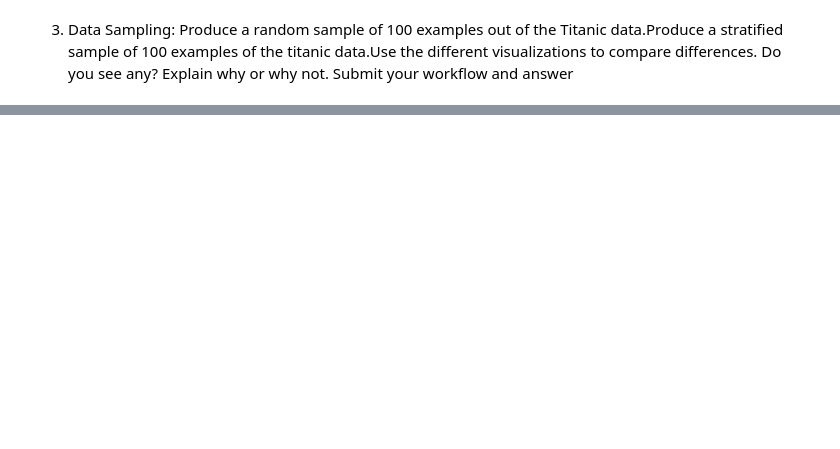
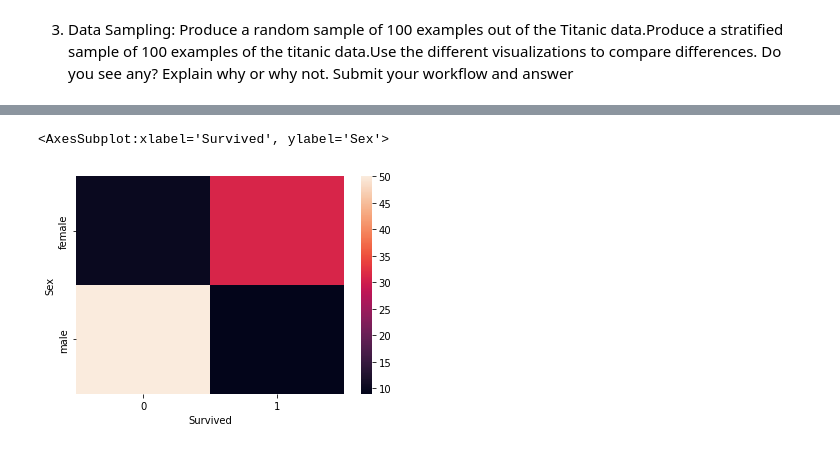
Before and after one commit to chaithrakc/syr_ads_machine_learning, a Jupyter notebook: week02data_preparation/lab_excercise/Lab 02 - Data Preparation.ipynb, the cells around one changed output, grey strips where cells are left out. Cells and saved outputs as stored; diff of their text form; code cells hidden in the pictures; blank space fills up the shorter version.

```diff
--- a/week02data_preparation/lab_excercise/Lab 02 - Data Preparation.ipynb
+++ b/week02data_preparation/lab_excercise/Lab 02 - Data Preparation.ipynb
@@ -92,0 +141,4 @@ Text(0.5, 1.0, 'Log Transformation')
+# %%
+# Random Sampling
+random_df = df.sample(n=100)
+random_df.head()
@@ -92,0 +152,5 @@ Text(0.5, 1.0, 'Log Transformation')
+# %%
+sns.heatmap(pd.crosstab(random_df['Sex'],random_df['Survived']))
+# %% [output]
+<AxesSubplot:xlabel='Survived', ylabel='Sex'>
+[figure, added]
```
Also changed, not shown: parts of 15 cells of this notebook, 11 other files.
